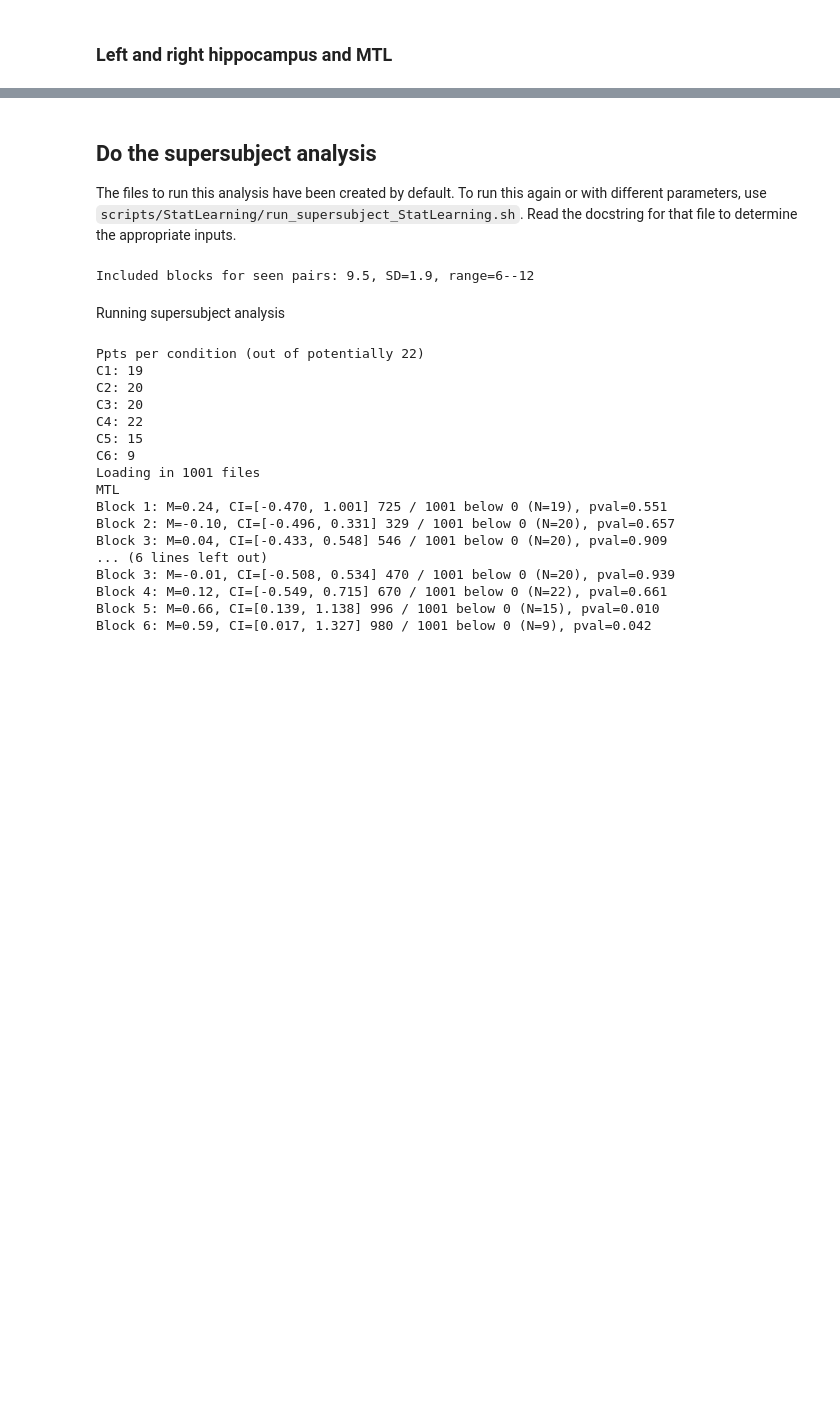
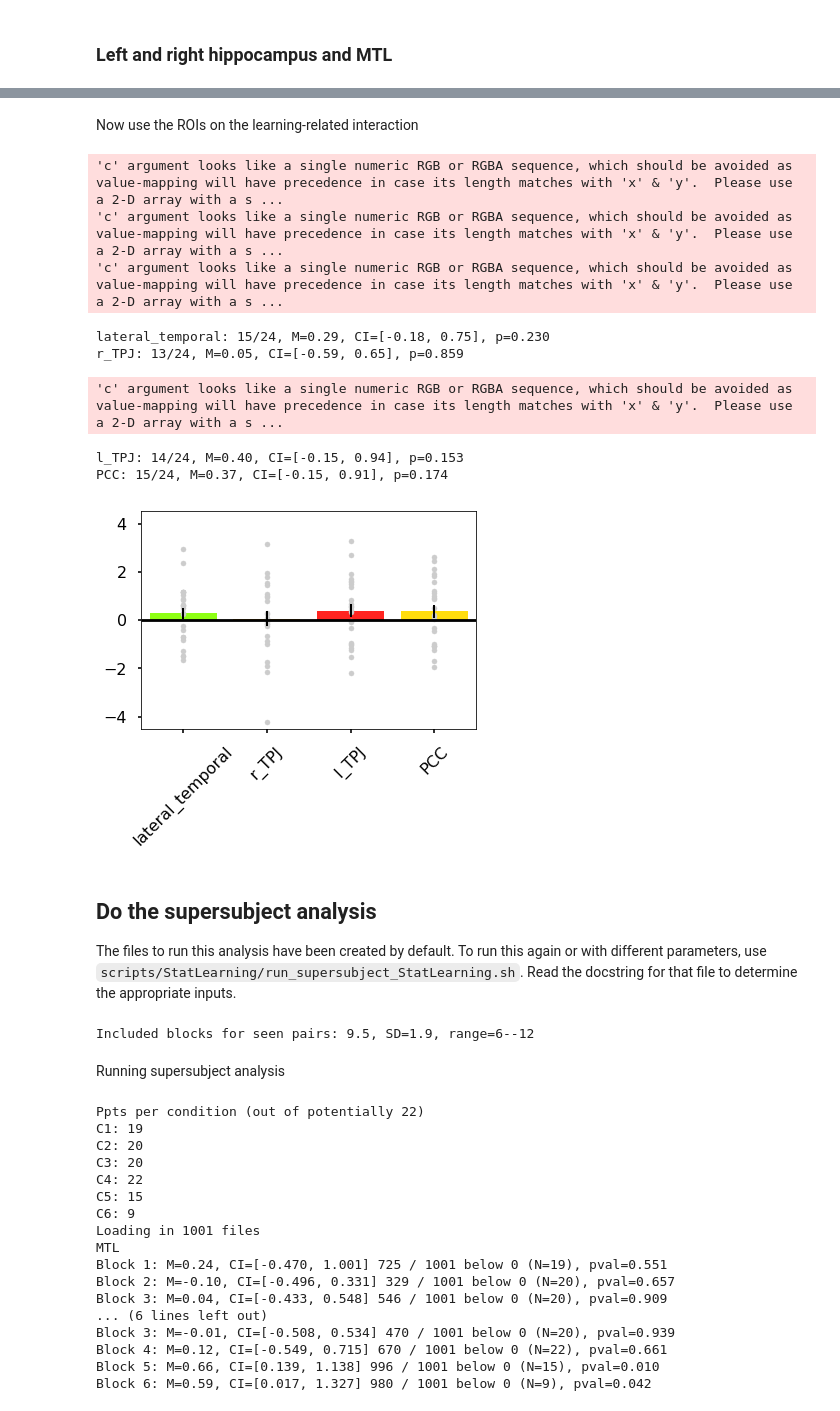
Before and after one commit to ntblab/infant_neuropipe, a Jupyter notebook: scripts/StatLearning/StatLearning.ipynb, the cells around one changed output, grey strips where cells are left out. Drawn from its saved outputs; the diff is of its cells as text; code cells hidden in the pictures; blank space fills up the shorter version.

```diff
--- a/scripts/StatLearning/StatLearning.ipynb
+++ b/scripts/StatLearning/StatLearning.ipynb
@@ -941,8 +981,10 @@ Proportion of eye tracking data retained: 0.896, SD: 0.047, min: 0.803, max: 0.9
 # %%
 # Plot the relationship between age and block number
+np.random.seed(1)
 Included_blocks = df['First half blocks'][ppts_both_halves] + df['Second half blocks'][ppts_both_halves]
 r_val = np.corrcoef(df['Age'][ppts_both_halves], Included_blocks)[0, 1]
-print('Age x number of blocks r=%0.2f' % r_val)
+p_val = randomise_corr(df['Age'][ppts_both_halves], Included_blocks)
+print('Age x number of blocks r=%0.2f p=%0.3f' % (r_val, p_val))
 
 print('Included blocks. M=%0.3f; SD=%0.3f; Min=%0.1f; Max=%0.1f' % (np.mean(Included_blocks), np.std(Included_blocks), np.min(Included_blocks), np.max(Included_blocks)))
 print('First half blocks. M=%0.3f; Second half blocks. M=%0.3f' % (np.mean(df['First half blocks'][ppts_both_halves]), np.mean(df['Second half blocks'][ppts_both_halves])))
@@ -1304,0 +1365,10 @@ ROI 1: r=-0.03, p=0.893
+# %%
+# What is the correlation between the interaction and volume?
+r_val = np.corrcoef(masked_data[2][ppts_both_halves, 1], HPC)[0, 1]
+p_val = randomise_corr(masked_data[2][ppts_both_halves, 1], HPC)
+print('Correlation of interaction and volume: r=%0.2f, p=%0.3f' % (r_val, p_val))
+
+# What is the correlation between the interaction effect and age when controlling for volume?
+r_val, p_val, slope = partial_corr(masked_data[2][ppts_both_halves, 1], df['Age'][ppts_both_halves], HPC)
+
+print('Partial correlation of interaction and age, controlling for volume: r=%0.2f, p=%0.3f' % (r_val, p_val))
@@ -1440,3 +1624,48 @@ Right>Left: M=0.22, CI=[-0.106, 0.574], 12 / 24 below 0, p=0.207
+# %% [markdown]
+Now use the ROIs on the learning-related interaction
+# %%
+ROI_results = np.zeros((contrast_maps.shape[3], len(ROI_groups)))
+plt.figure()
+ymax = 4.5
+for ROI_counter, ROI_name in enumerate(ROI_names):
+
+    ROI_mask = np.zeros(DMN_ROI.shape)
+
+    # Add the indexes to the mask
+    for ROI_idx in ROI_groups[ROI_counter]:
+        ROI_mask = ROI_mask + (DMN_ROI == ROI_idx)
+
+    # Store the ROI results
+    ppt_vals = np.mean(contrast_maps[ROI_mask == 1, :], 0)
+
+    plt.bar(ROI_counter, np.mean(ppt_vals), color=ns_ROI_colors[ROI_counter + 1, :], zorder=0)
+    plt.errorbar(ROI_counter, np.mean(ppt_vals), yerr= np.std(ppt_vals) / np.sqrt(len(ppt_vals)), ecolor='k', elinewidth=2, zorder=5)
+    plt.scatter(np.repeat(ROI_counter, len(ppt_vals)), ppt_vals, c=[0.8, 0.8, 0.8], s=25)
+
+    #Get the stats
+    p_val, count, CI = randomise_diff(ppt_vals)
+
+    print('%s: %d/%d, M=%0.2f, CI=[%0.2f, %0.2f], p=%0.3f' % (ROI_name, count, len(ppt_vals), np.mean(ppt_vals), CI[0], CI[1], p_val))
+
+    if p_val < 0.05:
+        plt.text(ROI_counter, ymax * 0.9, '*', ha='center', va='center', color='black', fontsize=16)
+
+plt.ylim([-ymax, ymax])
+plt.xticks(np.arange(len(ROI_names)), ROI_names, rotation=45)
+plt.hlines(0, -0.5, ROI_counter + 0.5);
+plt.xlim([-0.5, ROI_counter + 0.5])
+
+plt.savefig(data_dir + 'plots/Structured-Random_%s_%s_interaction_DMN.svg' % (feat_type, counterbalancing_condition))
+# %% [output]
+'c' argument looks like a single numeric RGB or RGBA sequence, which should be avoided as value-mapping will have precedence in case its length matches with 'x' & 'y'.  Please use a 2-D array with a s ...
+'c' argument looks like a single numeric RGB or RGBA sequence, which should be avoided as value-mapping will have precedence in case its length matches with 'x' & 'y'.  Please use a 2-D array with a s ...
+'c' argument looks like a single numeric RGB or RGBA sequence, which should be avoided as value-mapping will have precedence in case its length matches with 'x' & 'y'.  Please use a 2-D array with a s ...
+lateral_temporal: 15/24, M=0.29, CI=[-0.18, 0.75], p=0.230
+r_TPJ: 13/24, M=0.05, CI=[-0.59, 0.65], p=0.859
+'c' argument looks like a single numeric RGB or RGBA sequence, which should be avoided as value-mapping will have precedence in case its length matches with 'x' & 'y'.  Please use a 2-D array with a s ...
+l_TPJ: 14/24, M=0.40, CI=[-0.15, 0.94], p=0.153
+PCC: 15/24, M=0.37, CI=[-0.15, 0.91], p=0.174
+[figure, added]
 # %% [markdown]
 ## Do the supersubject analysis <a id='supersubject'></a>
 
```
Also changed, not shown: parts of 27 cells of this notebook.
